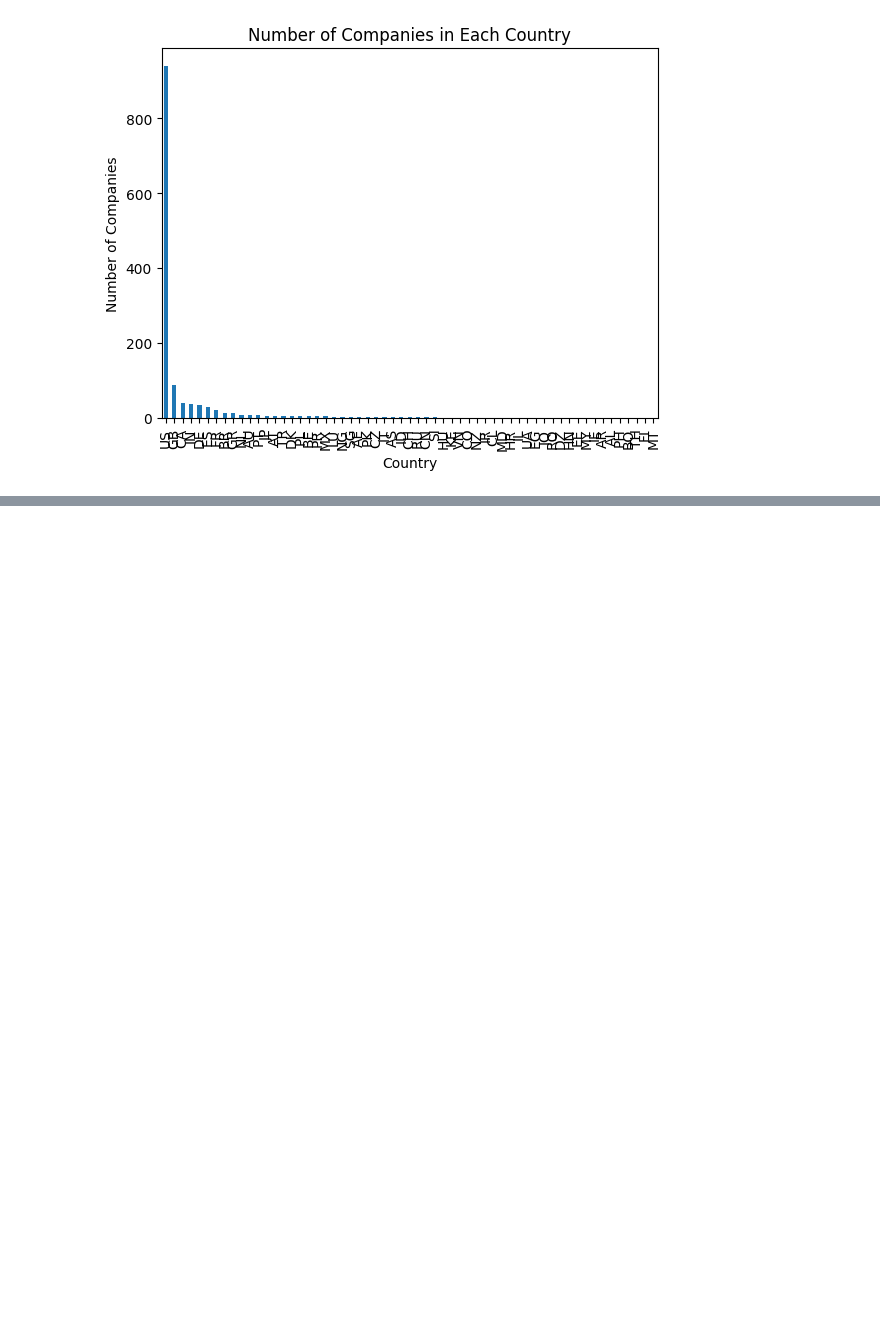
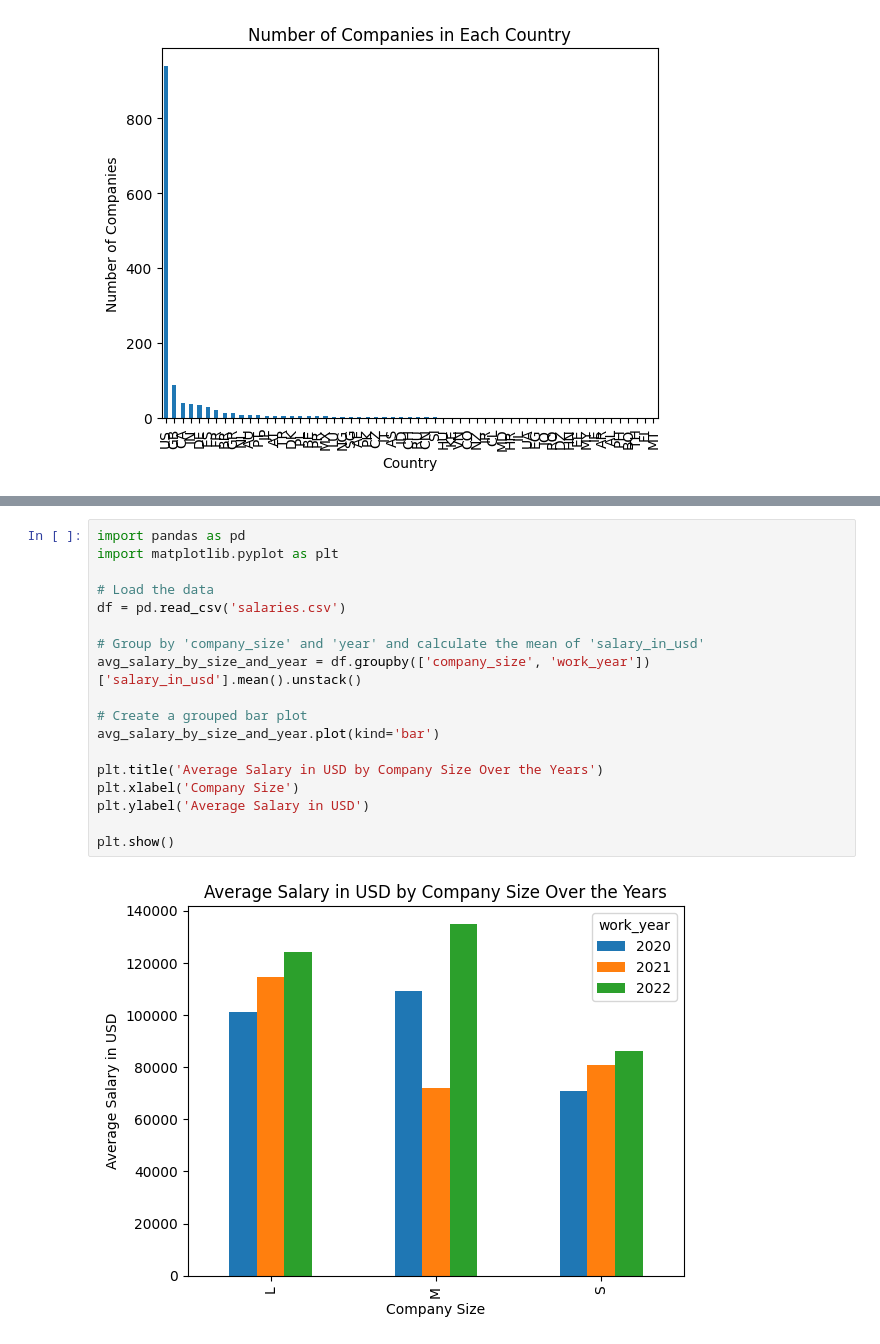
Before and after one commit to phat072/IE221_LAB, a Jupyter notebook: Tuan4/pandas_mat.ipynb, the cells around one changed output, grey strips where cells are left out. Cells and saved outputs as stored; diff of their text form; blank space fills up the shorter version.

```diff
--- a/Tuan4/pandas_mat.ipynb
+++ b/Tuan4/pandas_mat.ipynb
@@ -316,0 +363,20 @@ plt.show()
+# %%
+import pandas as pd
+import matplotlib.pyplot as plt
+
+# Load the data
+df = pd.read_csv('salaries.csv')
+
+# Group by 'company_size' and 'year' and calculate the mean of 'salary_in_usd'
+avg_salary_by_size_and_year = df.groupby(['company_size', 'work_year'])['salary_in_usd'].mean().unstack()
+
+# Create a grouped bar plot
+avg_salary_by_size_and_year.plot(kind='bar')
+
+plt.title('Average Salary in USD by Company Size Over the Years')
+plt.xlabel('Company Size')
+plt.ylabel('Average Salary in USD')
+
+plt.show()
+# %% [output]
+[figure, added]
```
Also changed, not shown: parts of 21 cells of this notebook.
